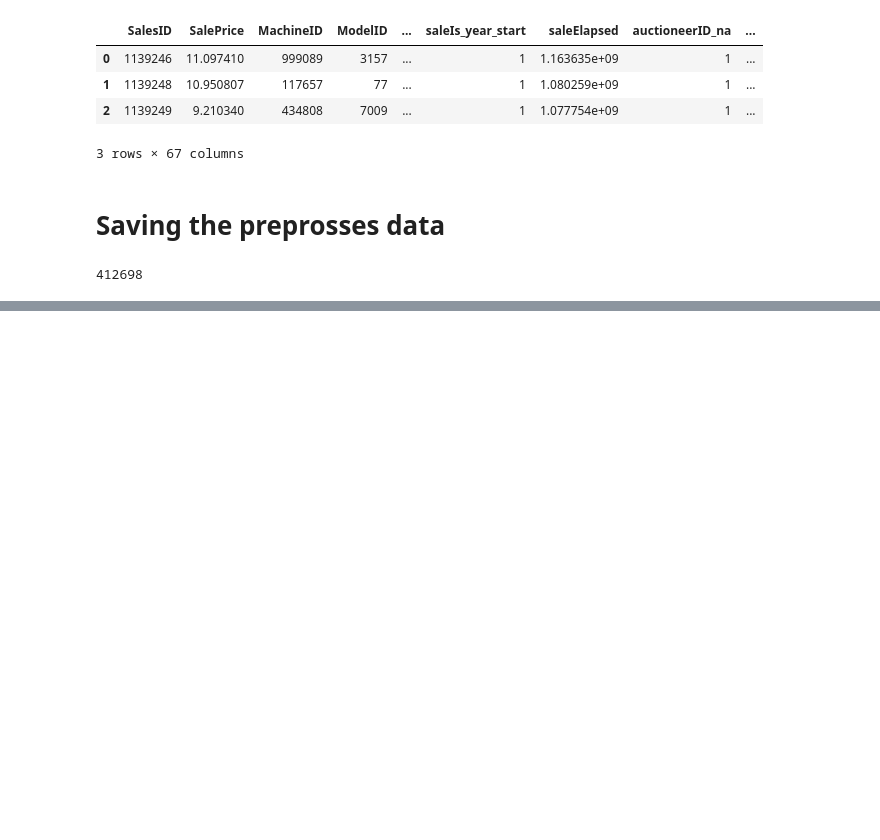
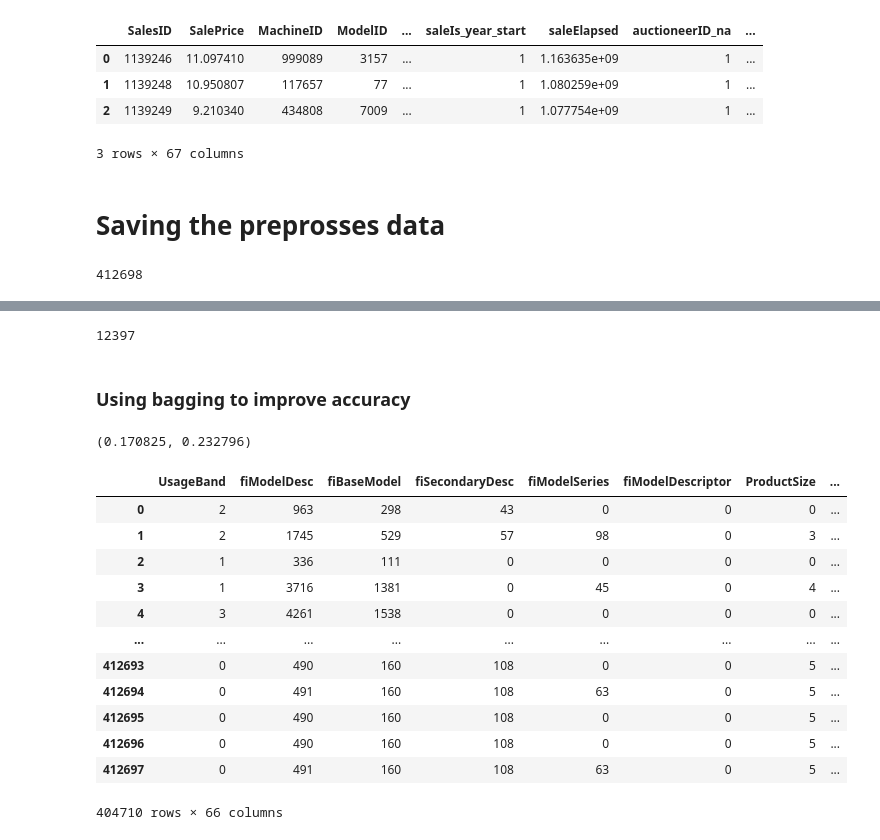
Before and after one commit to PawanKumar18/Bulldozer-Price-Prediction, a Jupyter notebook: predict-bulldozer-price.ipynb, the cells around one changed output, grey strips where cells are left out. Cells and saved outputs as stored; diff of their text form; code cells hidden in the pictures; blank space fills up the shorter version.

Commit message:
used bagging to improve accuracy

```diff
--- a/predict-bulldozer-price.ipynb
+++ b/predict-bulldozer-price.ipynb
@@ -264,0 +283,3 @@ draw_tree(m, xs, size=10, leaves_parallel=True, precision=2)
+# %%
+xs.loc[xs['YearMade']<1900, 'YearMade'] = 1950
+valid_xs.loc[valid_xs['YearMade']<1900, 'YearMade'] = 1950
@@ -264,0 +299,3 @@ draw_tree(m, xs, size=10, leaves_parallel=True, precision=2)
+# %%
+m = DecisionTreeRegressor()
+m.fit(xs, y);
@@ -264,0 +329,6 @@ draw_tree(m, xs, size=10, leaves_parallel=True, precision=2)
+# %%
+m.get_n_leaves()
+# %% [output]
+12397
+# %% [markdown]
+### Using bagging to improve accuracy
@@ -264,0 +347,20 @@ draw_tree(m, xs, size=10, leaves_parallel=True, precision=2)
+# %%
+m_rmse(m, xs, y), m_rmse(m, valid_xs, valid_y)
+# %% [output]
+(0.170825, 0.232796)
+# %%
+xs
+# %% [output]
+|  | UsageBand | fiModelDesc | fiBaseModel | fiSecondaryDesc | fiModelSeries | fiModelDescriptor | ProductSize | ... |
+| 0 | 2 | 963 | 298 | 43 | 0 | 0 | 0 | ... |
+| 1 | 2 | 1745 | 529 | 57 | 98 | 0 | 3 | ... |
+| 2 | 1 | 336 | 111 | 0 | 0 | 0 | 0 | ... |
+| 3 | 1 | 3716 | 1381 | 0 | 45 | 0 | 4 | ... |
+| 4 | 3 | 4261 | 1538 | 0 | 0 | 0 | 0 | ... |
+| ... | ... | ... | ... | ... | ... | ... | ... | ... |
+| 412693 | 0 | 490 | 160 | 108 | 0 | 0 | 5 | ... |
+| 412694 | 0 | 491 | 160 | 108 | 63 | 0 | 5 | ... |
+| 412695 | 0 | 490 | 160 | 108 | 0 | 0 | 5 | ... |
+| 412696 | 0 | 490 | 160 | 108 | 0 | 0 | 5 | ... |
+| 412697 | 0 | 491 | 160 | 108 | 63 | 0 | 5 | ... |
+404710 rows × 66 columns
```
Also changed, not shown: parts of 23 cells of this notebook.
